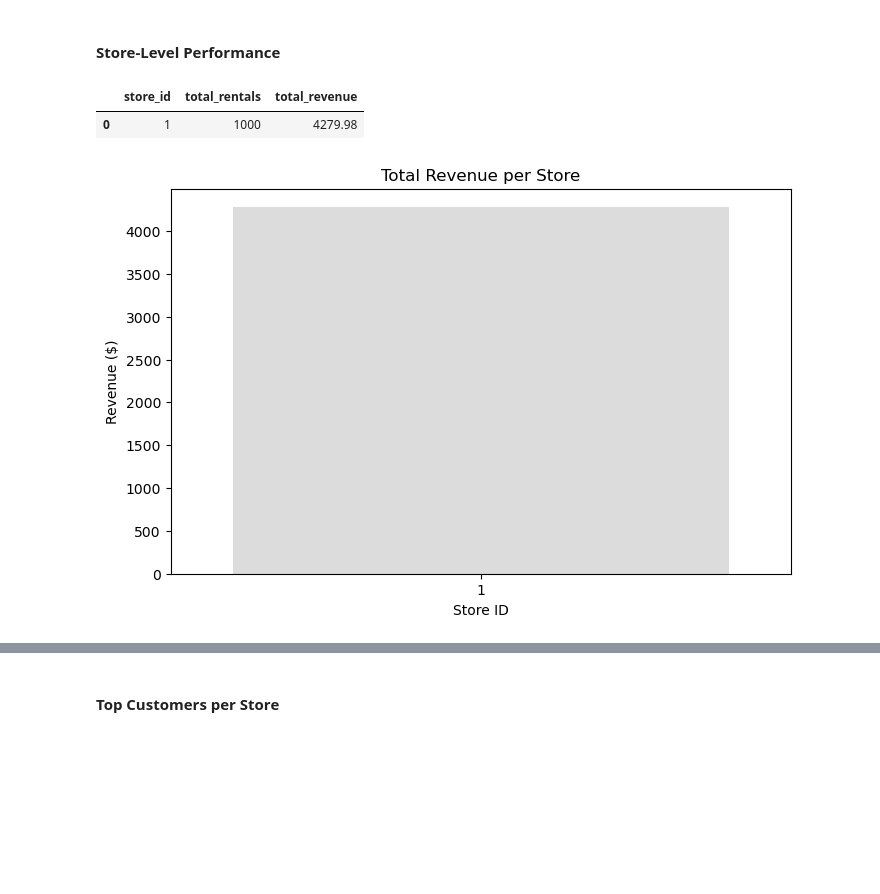
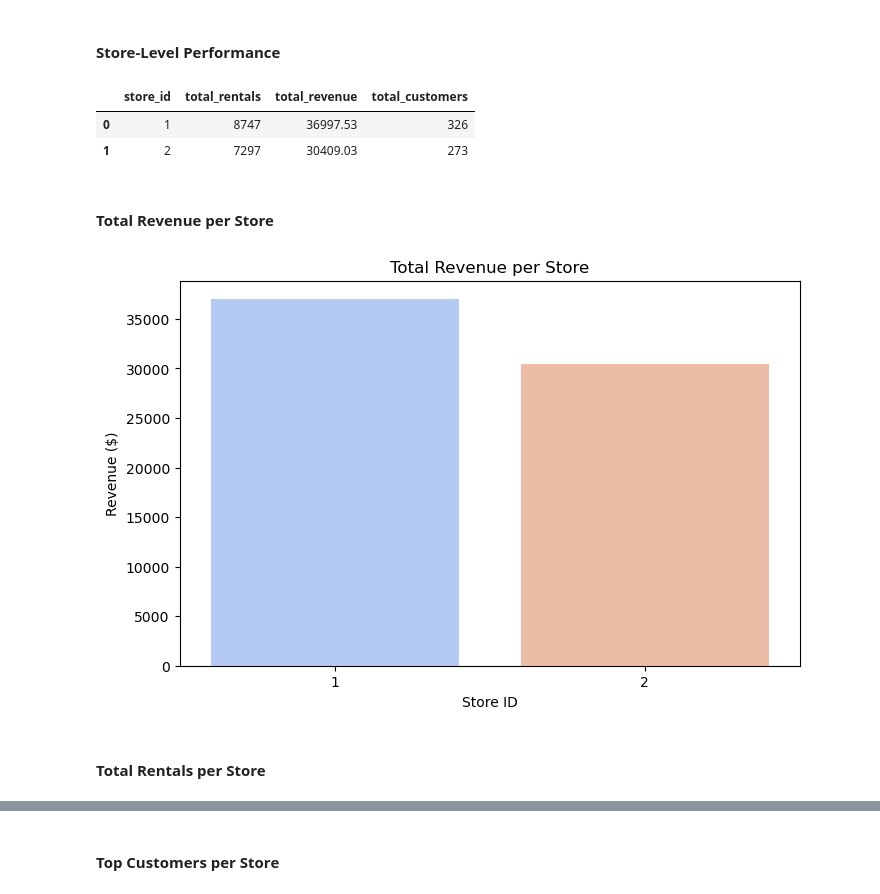
Before and after one commit to iAbanoubSamir/sakila-analysis, a Jupyter notebook: SakilaDataAnalysis.ipynb, the cells around one changed output, grey strips where cells are left out. Saved outputs shown, nothing was run; the diff lists cells and outputs as text; code cells hidden in the pictures; blank space fills up the shorter version.

Commit message:
Fix Store-Level Performance Analysis

```diff
--- a/SakilaDataAnalysis.ipynb
+++ b/SakilaDataAnalysis.ipynb
@@ -514,25 +514,26 @@ plt.show()
 # %% [markdown]
 #### Store-Level Performance
 # %%
-# Merge rental data with store info
-store_rental_summary = rental_df.groupby('store_id').agg({
-    'rental_id':'count',
-    'payment_amount':'sum'
-}).reset_index()
+store_rental_summary = store_df[['store_id','total_rentals','total_revenue','total_customers']]
 
 store_rental_summary.rename(columns={'rental_id':'total_rentals', 'payment_amount':'total_revenue'}, inplace=True)
 store_rental_summary
 # %% [output]
-|  | store_id | total_rentals | total_revenue |
-| 0 | 1 | 1000 | 4279.98 |
+|  | store_id | total_rentals | total_revenue | total_customers |
+| 0 | 1 | 8747 | 36997.53 | 326 |
+| 1 | 2 | 7297 | 30409.03 | 273 |
+# %% [markdown]
+#### Total Revenue per Store
 # %%
 plt.figure(figsize=(8,5))
-sns.barplot(data=store_rental_summary, x='store_id', y='total_revenue', palette='coolwarm')
+sns.barplot(data=store_df, x='store_id', y='total_revenue', palette='coolwarm')
 plt.title('Total Revenue per Store')
 plt.xlabel('Store ID')
 plt.ylabel('Revenue ($)')
 plt.show()
 # %% [output]
-[figure, old version]
+[figure, new version]
+# %% [markdown]
+#### Total Rentals per Store
 # %%
 plt.figure(figsize=(8,5))
```
Also changed, not shown: parts of 1 cell of this notebook.
